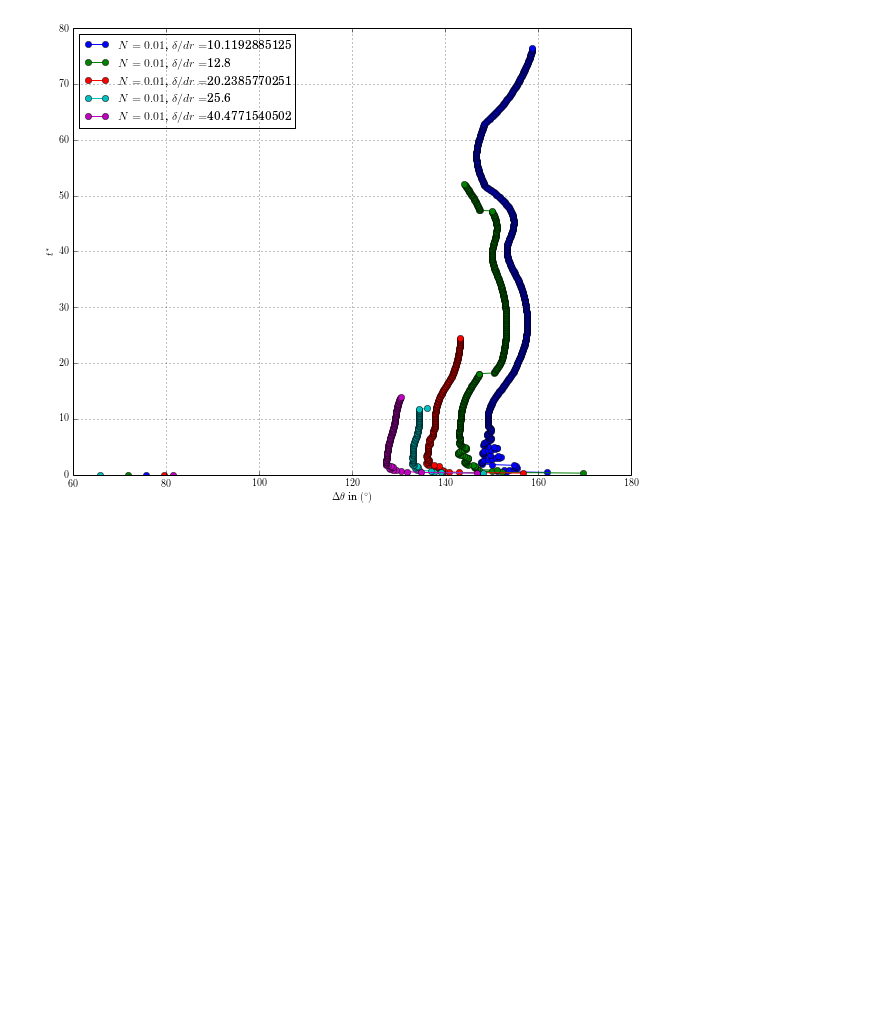
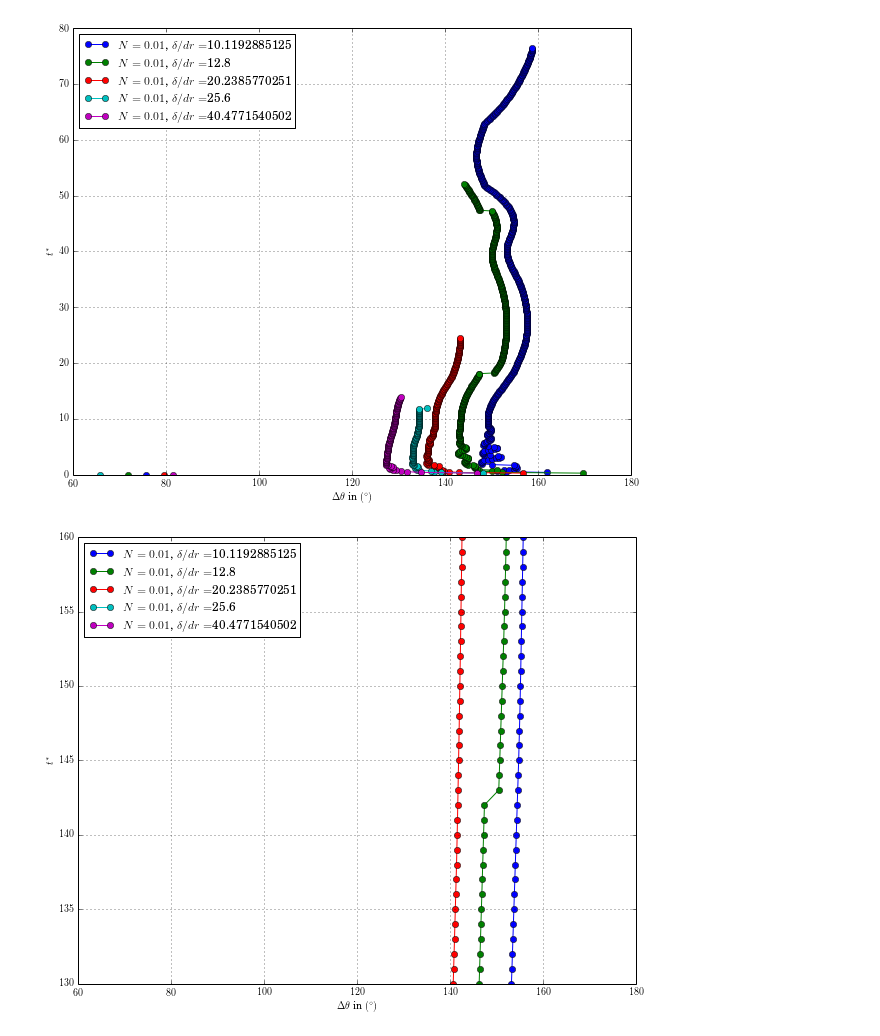
Before and after one commit to UBC-MOAD/flow_separation, a Jupyter notebook: stratified_cylinder/mar25.ipynb, the cells around one changed output. Drawn from its saved outputs; the diff is of its cells as text; code cells hidden in the pictures; blank space fills up the shorter version.

```diff
--- a/stratified_cylinder/mar25.ipynb
+++ b/stratified_cylinder/mar25.ipynb
@@ -139,8 +139,9 @@ for ii in range(0,NCASES):
     sep_pts = all_sep_pts[ii]
     tt = []
     sep = []
-    for jj in sep_pts:
+    for outn,jj in enumerate(sep_pts):
         tt.append((jj[0]/dout[ii])/(np.pi*0.025/0.01))
+        #tt.append(outn)
         sep.append(jj[1])
     if ii<=5:
         plt.plot(np.array(sep),tt,'-o',label=id_str[ii])
@@ -154,3 +155,29 @@ plt.xlabel(r'$\Delta \theta$ in $(^\circ)$')
 plt.show()
 # %% [output]
 [figure]
+# %%
+pylab.rcParams['figure.figsize'] = (10.0, 8.0)
+
+plt.figure()
+
+for ii in range(0,NCASES):
+    sep_pts = all_sep_pts[ii]
+    tt = []
+    sep = []
+    for outn,jj in enumerate(sep_pts):
+        #tt.append((jj[0]/dout[ii])/(np.pi*0.025/0.01))
+        tt.append(outn)
+        sep.append(jj[1])
+    if ii<=5:
+        plt.plot(np.array(sep),tt,'-o',label=id_str[ii])
+    else:
+        plt.plot(np.array(sep),tt,'-s',label=id_str[ii])
+
+plt.legend(loc=2)
+plt.grid()
+plt.ylabel(r'$t^*$')
+plt.xlabel(r'$\Delta \theta$ in $(^\circ)$')
+plt.ylim((130,160))
+plt.show()
+# %% [output]
+[figure, added]
```
Also changed, not shown: parts of 2 cells of this notebook.
